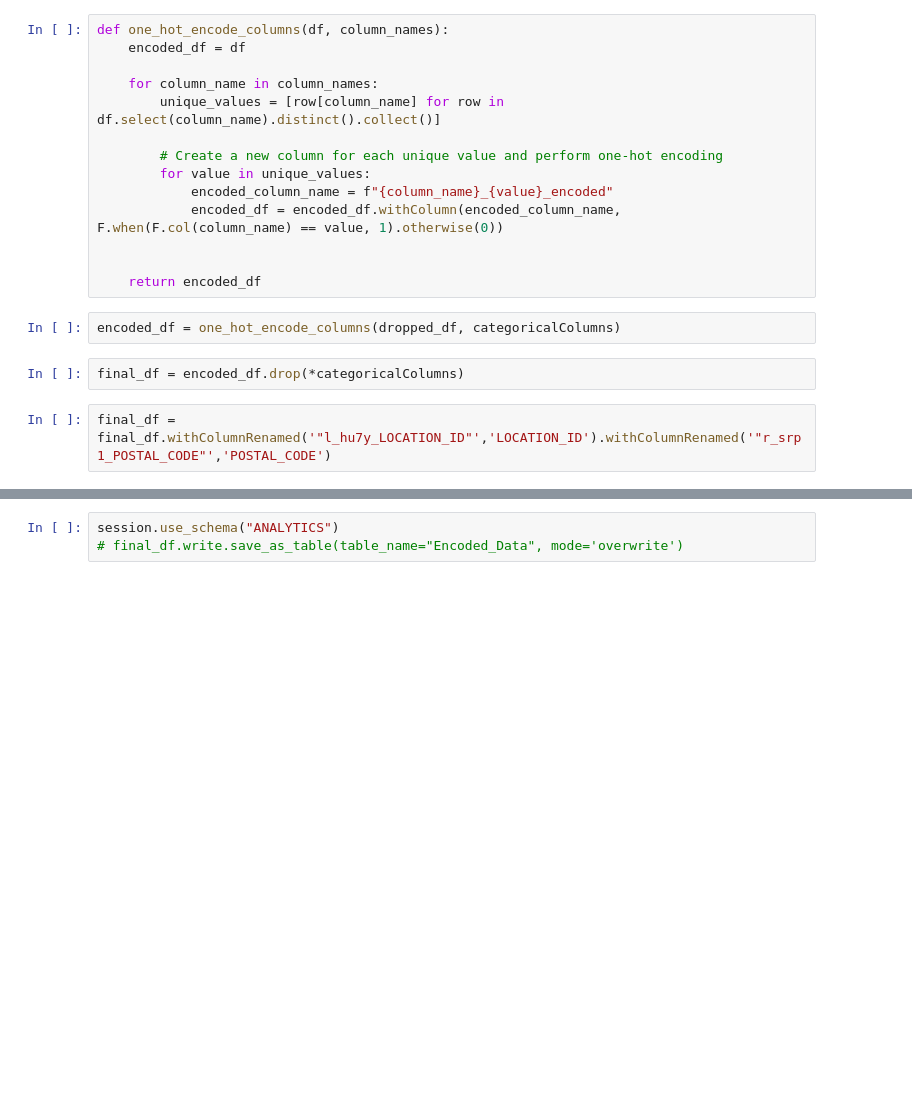
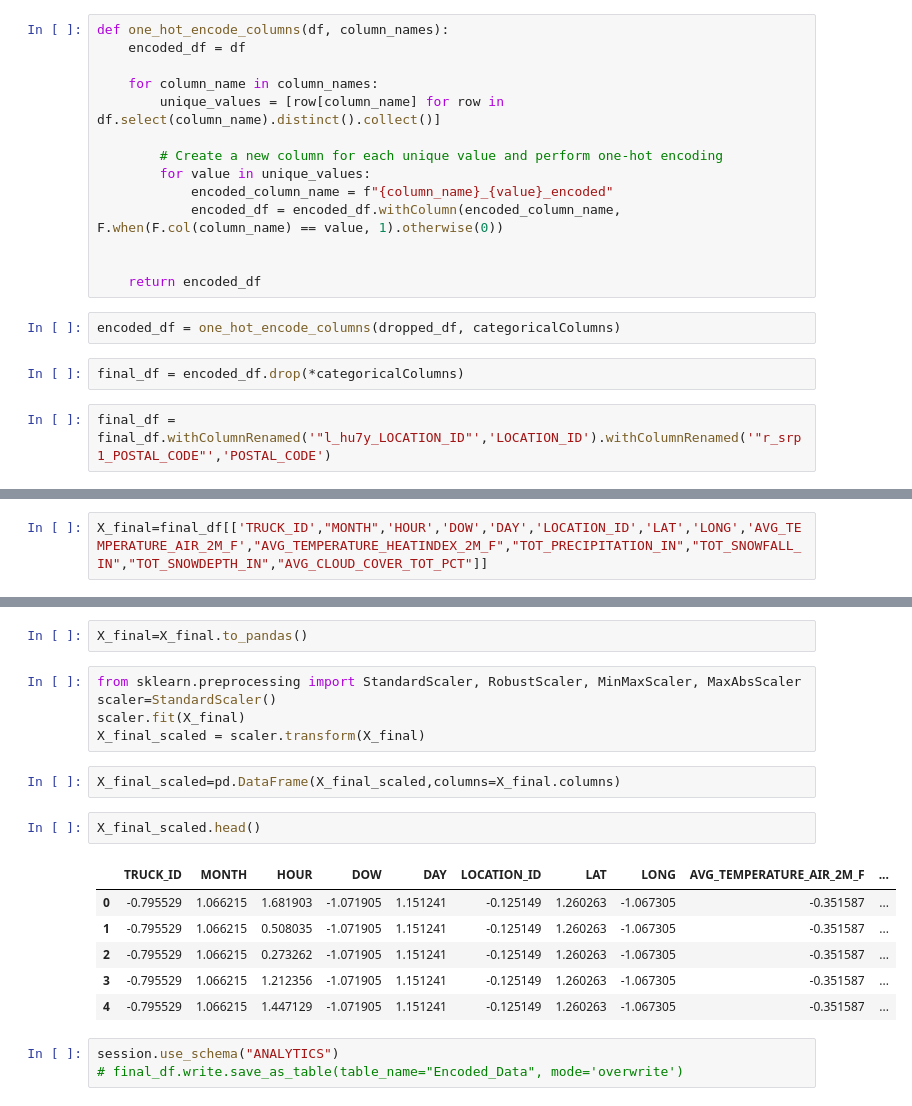
Before and after one commit to jkyxd/ICP_Group3, a Jupyter notebook: ICP Jupyter File.ipynb, the cells around one changed output, grey strips where cells are left out. Cells and saved outputs as stored; diff of their text form; blank space fills up the shorter version.

Commit message:
Standard scaling of X vars

```diff
--- a/ICP Jupyter File.ipynb
+++ b/ICP Jupyter File.ipynb
@@ -398 +389,3 @@ final_df.show()
 -------------------------------------------------------------------------------------------------------------------------------------------------------------------------------------------------------- ...
+# %%
+X_final=final_df[['TRUCK_ID',"MONTH",'HOUR','DOW','DAY','LOCATION_ID','LAT','LONG','AVG_TEMPERATURE_AIR_2M_F',"AVG_TEMPERATURE_HEATINDEX_2M_F","TOT_PRECIPITATION_IN","TOT_SNOWFALL_IN","TOT_SNOWDEPTH_IN","AVG_CLOUD_COVER_TOT_PCT"]]
@@ -399,3 +409,21 @@ final_df.show()
+# %%
+X_final=X_final.to_pandas()
+# %%
+from sklearn.preprocessing import StandardScaler, RobustScaler, MinMaxScaler, MaxAbsScaler
+scaler=StandardScaler()
+scaler.fit(X_final)
+X_final_scaled = scaler.transform(X_final)
+# %%
+X_final_scaled=pd.DataFrame(X_final_scaled,columns=X_final.columns)
+# %%
+X_final_scaled.head()
+# %% [output]
+|  | TRUCK_ID | MONTH | HOUR | DOW | DAY | LOCATION_ID | LAT | LONG | AVG_TEMPERATURE_AIR_2M_F | ... |
+| 0 | -0.795529 | 1.066215 | 1.681903 | -1.071905 | 1.151241 | -0.125149 | 1.260263 | -1.067305 | -0.351587 | ... |
+| 1 | -0.795529 | 1.066215 | 0.508035 | -1.071905 | 1.151241 | -0.125149 | 1.260263 | -1.067305 | -0.351587 | ... |
+| 2 | -0.795529 | 1.066215 | 0.273262 | -1.071905 | 1.151241 | -0.125149 | 1.260263 | -1.067305 | -0.351587 | ... |
+| 3 | -0.795529 | 1.066215 | 1.212356 | -1.071905 | 1.151241 | -0.125149 | 1.260263 | -1.067305 | -0.351587 | ... |
+| 4 | -0.795529 | 1.066215 | 1.447129 | -1.071905 | 1.151241 | -0.125149 | 1.260263 | -1.067305 | -0.351587 | ... |
 # %%
 session.use_schema("ANALYTICS")
 # final_df.write.save_as_table(table_name="Encoded_Data", mode='overwrite')
```
Also changed, not shown: parts of 10 cells of this notebook.
